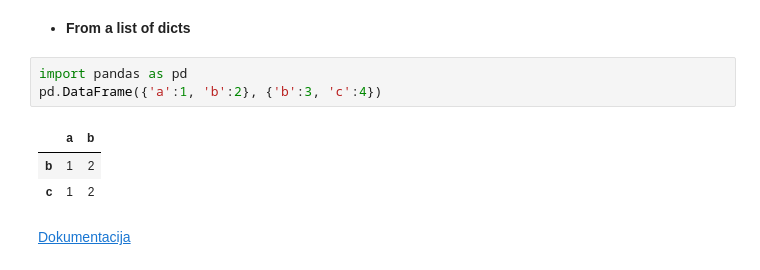
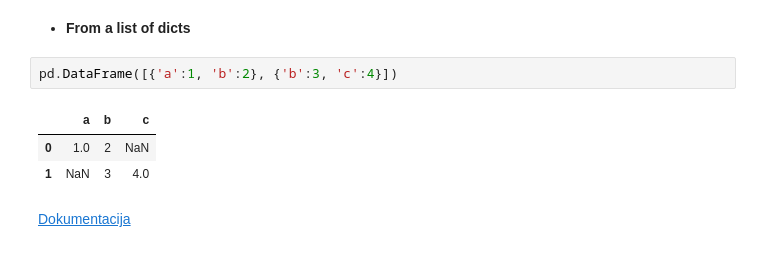
Before and after one commit to klapuh/python_analitika_tecaj, a Jupyter notebook: teden_03/03_teden_pandas_clean.ipynb, the cells around one changed output. Saved outputs shown, nothing was run; the diff lists cells and outputs as text.

```diff
--- a/teden_03/03_teden_pandas_clean.ipynb
+++ b/teden_03/03_teden_pandas_clean.ipynb
@@ -220,12 +249,11 @@ NameError: name 'np' is not defined
 # %% [markdown]
 - **From a list of dicts**
 # %%
-import pandas as pd
-pd.DataFrame({'a':1, 'b':2}, {'b':3, 'c':4})
+pd.DataFrame([{'a':1, 'b':2}, {'b':3, 'c':4}])
 # %% [output]
-|  | a | b |
-| b | 1 | 2 |
-| c | 1 | 2 |
+|  | a | b | c |
+| 0 | 1.0 | 2 | NaN |
+| 1 | NaN | 3 | 4.0 |
 # %% [markdown]
 [Dokumentacija](https://pandas.pydata.org/pandas-docs/stable/reference/api/pandas.DataFrame.html)
 # %% [markdown]
```
Also changed, not shown: parts of 276 cells of this notebook, 3 other files.
